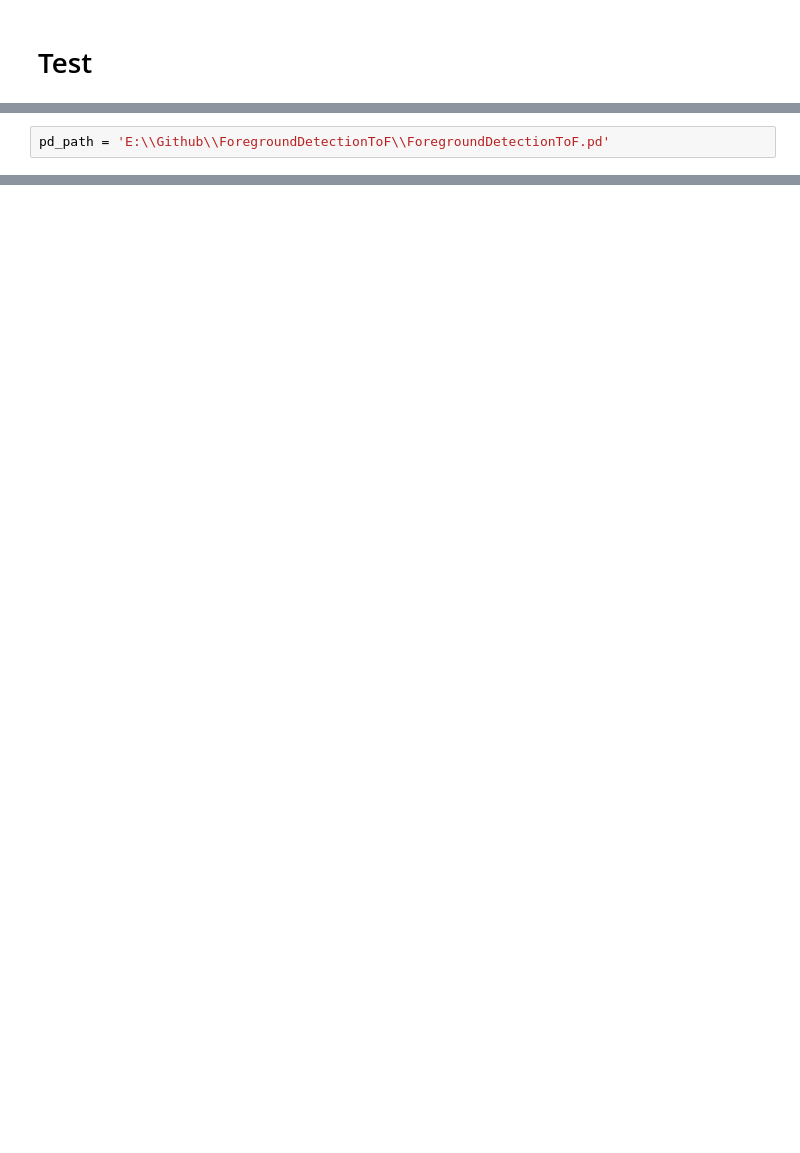
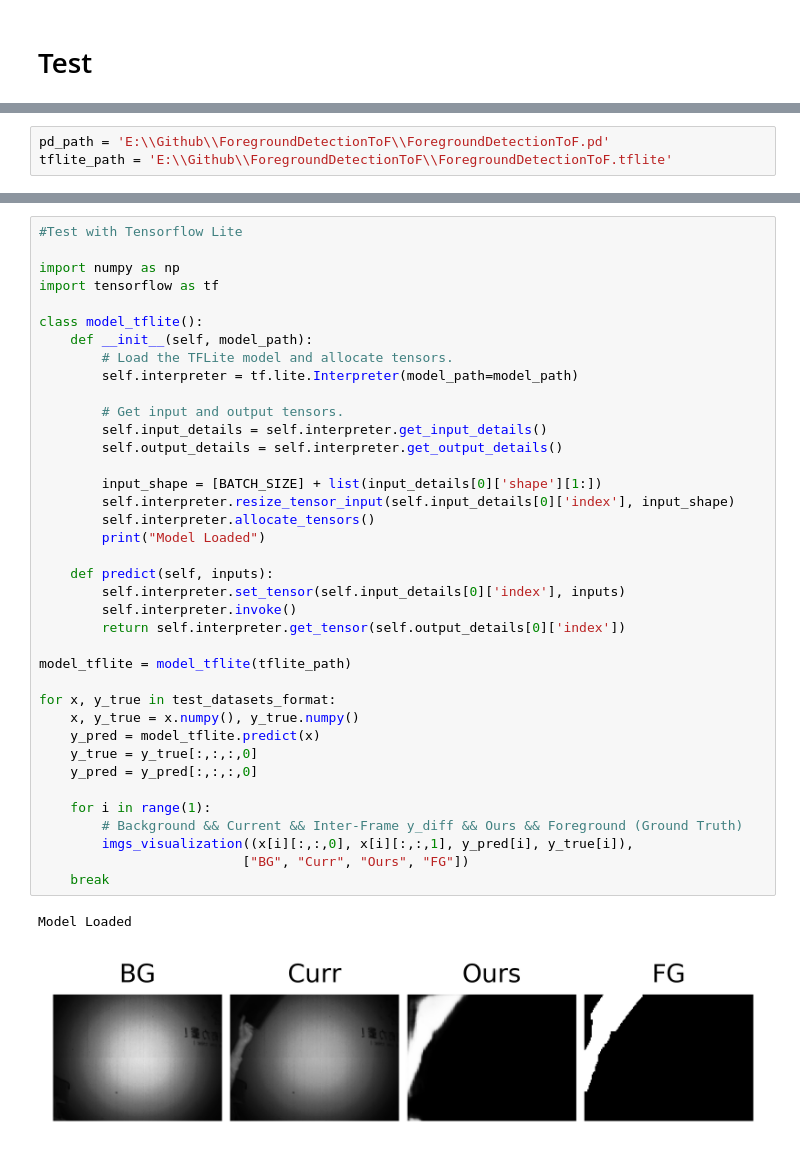
Before and after one commit to chendetong1993/ForegroundDetectionToF, a Jupyter notebook: ForegroundDetectionToF.ipynb, the cells around one changed output, grey strips where cells are left out. Saved outputs shown, nothing was run; the diff lists cells and outputs as text; blank space fills up the shorter version.

```diff
--- a/ForegroundDetectionToF.ipynb
+++ b/ForegroundDetectionToF.ipynb
@@ -598,3 +601,4 @@ Model Loaded !
 # %%
 pd_path = 'E:\\Github\\ForegroundDetectionToF\\ForegroundDetectionToF.pd'
+tflite_path = 'E:\\Github\\ForegroundDetectionToF\\ForegroundDetectionToF.tflite'
 # %%
@@ -681,0 +714,41 @@ for x, y_true in test_datasets_format:
+# %%
+#Test with Tensorflow Lite
+
+import numpy as np
+import tensorflow as tf
+
+class model_tflite():
+    def __init__(self, model_path):
+        # Load the TFLite model and allocate tensors.
+        self.interpreter = tf.lite.Interpreter(model_path=model_path)
+
+        # Get input and output tensors.
+        self.input_details = self.interpreter.get_input_details()
+        self.output_details = self.interpreter.get_output_details()
+
+        input_shape = [BATCH_SIZE] + list(input_details[0]['shape'][1:])
+        self.interpreter.resize_tensor_input(self.input_details[0]['index'], input_shape)
+        self.interpreter.allocate_tensors()
+        print("Model Loaded")
+
+    def predict(self, inputs):
+        self.interpreter.set_tensor(self.input_details[0]['index'], inputs)
+        self.interpreter.invoke()
+        return self.interpreter.get_tensor(self.output_details[0]['index'])
+
+model_tflite = model_tflite(tflite_path)
+
+for x, y_true in test_datasets_format:
+    x, y_true = x.numpy(), y_true.numpy()
+    y_pred = model_tflite.predict(x)
+    y_true = y_true[:,:,:,0]
+    y_pred = y_pred[:,:,:,0]
+
+    for i in range(1):
+        # Background && Current && Inter-Frame y_diff && Ours && Foreground (Ground Truth)
+        imgs_visualization((x[i][:,:,0], x[i][:,:,1], y_pred[i], y_true[i]),
+                          ["BG", "Curr", "Ours", "FG"])
+    break
+# %% [output]
+Model Loaded
+[figure, added]
```
Also changed, not shown: parts of 13 cells of this notebook, 3 other files.
